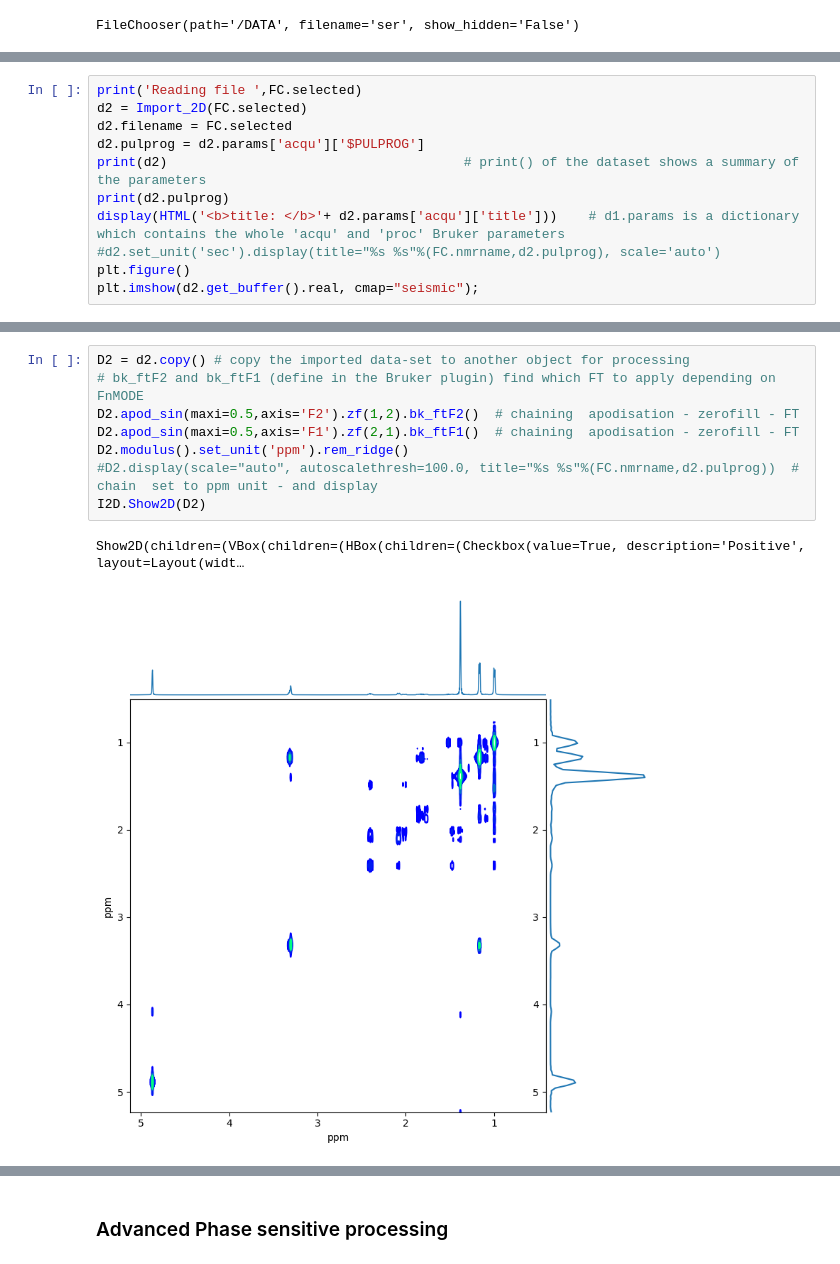
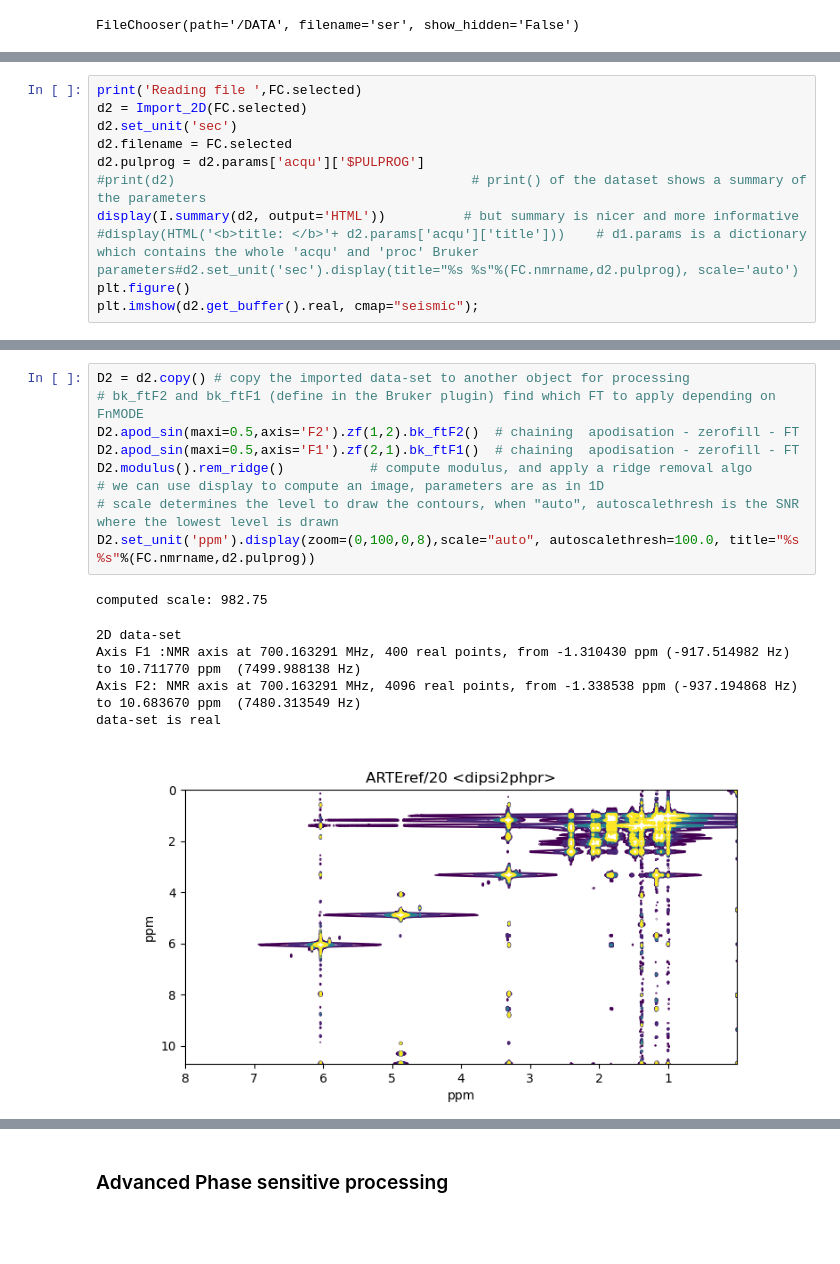
Before and after one commit to spike-project/spike, a Jupyter notebook: Notebooks/Proc2DNMR.ipynb, the cells around one changed output, grey strips where cells are left out. Saved outputs shown, nothing was run; the diff lists cells and outputs as text; blank space fills up the shorter version.

```diff
--- a/Notebooks/Proc2DNMR.ipynb
+++ b/Notebooks/Proc2DNMR.ipynb
@@ -95,12 +96,12 @@ We store the dataset into a variable called d2.
 # %%
 print('Reading file ',FC.selected)
 d2 = Import_2D(FC.selected)
+d2.set_unit('sec')
 d2.filename = FC.selected
 d2.pulprog = d2.params['acqu']['$PULPROG']
-print(d2)                                      # print() of the dataset shows a summary of the parameters
-print(d2.pulprog)
-display(HTML('<b>title: </b>'+ d2.params['acqu']['title']))    # d1.params is a dictionary which contains the whole 'acqu' and 'proc' Bruker parameters
-#d2.set_unit('sec').display(title="%s %s"%(FC.nmrname,d2.pulprog), scale='auto')
+#print(d2)                                      # print() of the dataset shows a summary of the parameters
+display(I.summary(d2, output='HTML'))          # but summary is nicer and more informative
+#display(HTML('<b>title: </b>'+ d2.params['acqu']['title']))    # d1.params is a dictionary which contains the whole 'acqu' and 'proc' Bruker parameters#d2.set_unit('sec').display(title="%s %s"%(FC.nmrname,d2.pulprog), scale='auto')
 plt.figure()
 plt.imshow(d2.get_buffer().real, cmap="seismic");
 # %% [output]
@@ -122,11 +118,16 @@ We are going to use a basic processing set-up, check the documentation for advan
 # %%
 D2 = d2.copy() # copy the imported data-set to another object for processing
 # bk_ftF2 and bk_ftF1 (define in the Bruker plugin) find which FT to apply depending on FnMODE
 D2.apod_sin(maxi=0.5,axis='F2').zf(1,2).bk_ftF2()  # chaining  apodisation - zerofill - FT
 D2.apod_sin(maxi=0.5,axis='F1').zf(2,1).bk_ftF1()  # chaining  apodisation - zerofill - FT
-D2.modulus().set_unit('ppm').rem_ridge()
-#D2.display(scale="auto", autoscalethresh=100.0, title="%s %s"%(FC.nmrname,d2.pulprog))  # chain  set to ppm unit - and display
-I2D.Show2D(D2)
+D2.modulus().rem_ridge()           # compute modulus, and apply a ridge removal algo
+# we can use display to compute an image, parameters are as in 1D
+# scale determines the level to draw the contours, when "auto", autoscalethresh is the SNR where the lowest level is drawn
+D2.set_unit('ppm').display(zoom=(0,100,0,8),scale="auto", autoscalethresh=100.0, title="%s %s"%(FC.nmrname,d2.pulprog))
 # %% [output]
-Show2D(children=(VBox(children=(HBox(children=(Checkbox(value=True, description='Positive', layout=Layout(widt…
+computed scale: 982.75
+2D data-set
+Axis F1 :NMR axis at 700.163291 MHz, 400 real points, from -1.310430 ppm (-917.514982 Hz) to 10.711770 ppm  (7499.988138 Hz)
+Axis F2: NMR axis at 700.163291 MHz, 4096 real points, from -1.338538 ppm (-937.194868 Hz) to 10.683670 ppm  (7480.313549 Hz)
+data-set is real
-[figure, old version]
+[figure, new version]
```
Also changed, not shown: parts of 12 cells of this notebook, 12 other files.
